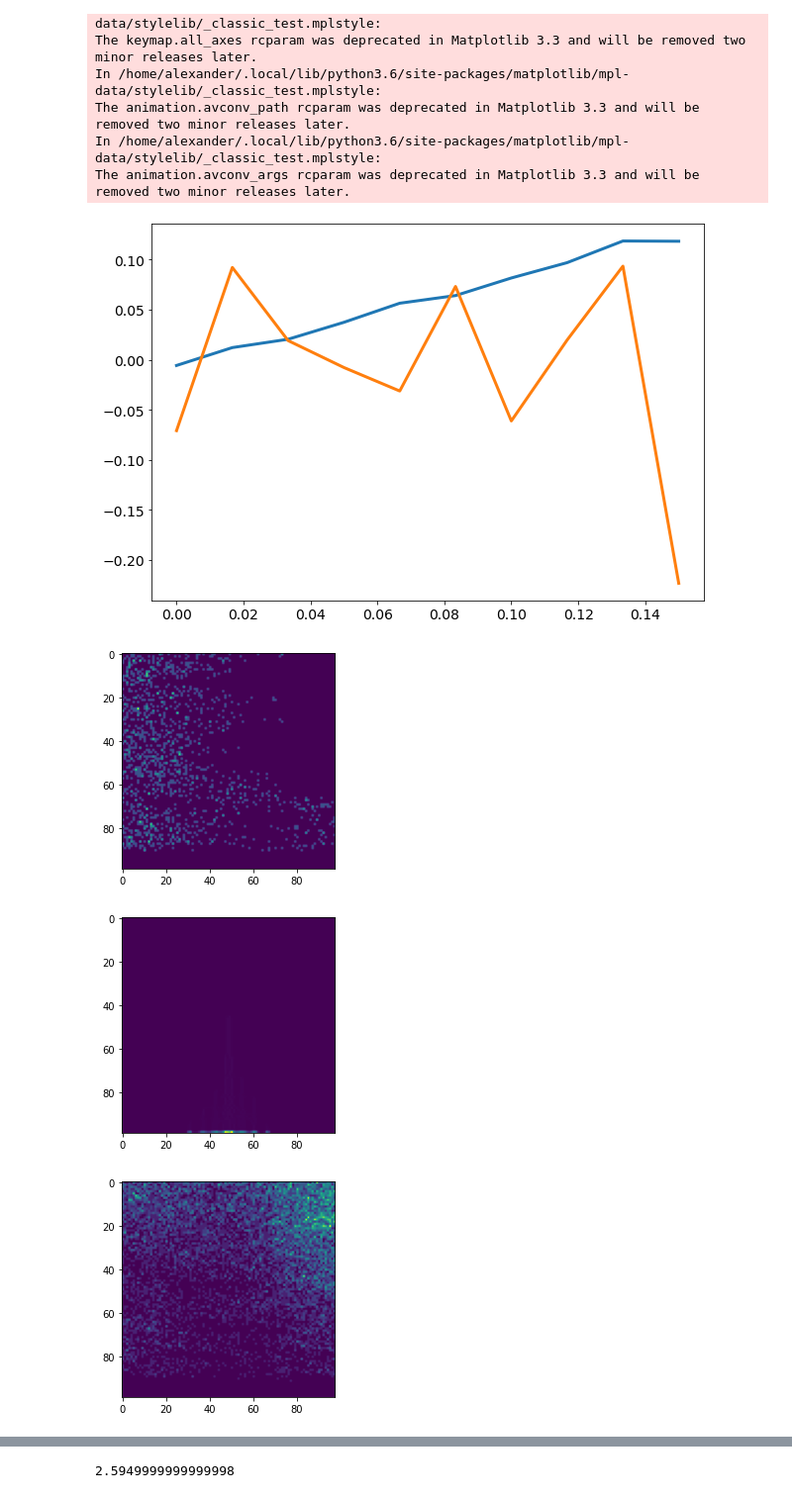
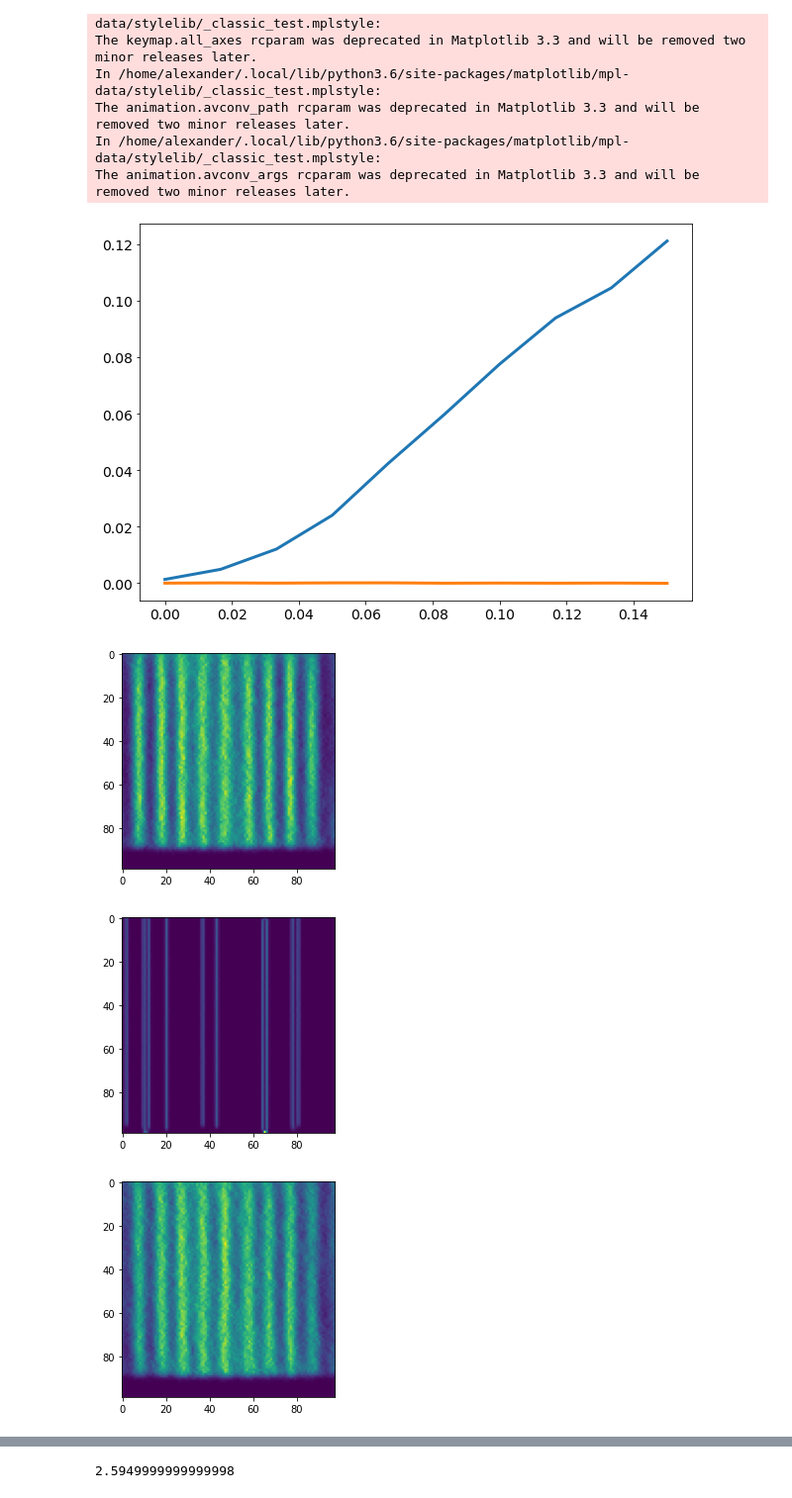
Before and after one commit to LevoSpacewars/Polymer-Tilt, a Jupyter notebook: graphs.ipynb, the cells around one changed output, grey strips where cells are left out. Shown at 99% size. Saved outputs shown, nothing was run; the diff lists cells and outputs as text; code cells hidden in the pictures.

```diff
--- a/graphs.ipynb
+++ b/graphs.ipynb
@@ -45,29 +45,29 @@ The animation.avconv_path rcparam was deprecated in Matplotlib 3.3 and will be r
 In /home/alexander/.local/lib/python3.6/site-packages/matplotlib/mpl-data/stylelib/_classic_test.mplstyle:
 The animation.avconv_args rcparam was deprecated in Matplotlib 3.3 and will be removed two minor releases later.
 # %%
-figure_1_folders = ['1','400']
+figure_1_folders = ['123456','1234567']
 fig1data = []
 fig1heatmaps = [[],[]]
 linewidth=7.0
 for name in figure_1_folders:
     fig1data.append(np.array(ps.read_csv('./compiledRuns/' + name + '/data.txt',header = 0)))
     fig1heatmaps[0].append(getHeatMap(name,0.3))
     fig1heatmaps[1].append(getHeatMap(name,1.2))
 
 fig = plt.figure(figsize=(10,7))
 for data in fig1data:
     forceangle = np.linspace(0,3,10)/20
     plt.errorbar(forceangle, data[3][1:],linewidth=3)
 ax = plt.gca()
 plt.xticks(fontsize=14)
 plt.yticks(fontsize=14)
 for mp in fig1heatmaps:
     fig = plt.figure()
     plt.imshow(mp[0])
     fig = plt.figure()
     plt.imshow(mp[1])
 # %% [output]
-[figure, old version]
+[figure, new version]
-[figure, old version]
+[figure, new version]
-[figure, old version]
+[figure, new version]
-[figure, old version]
+[figure, new version]
```
Also changed, not shown: parts of 1 cell of this notebook, 1 other file.
